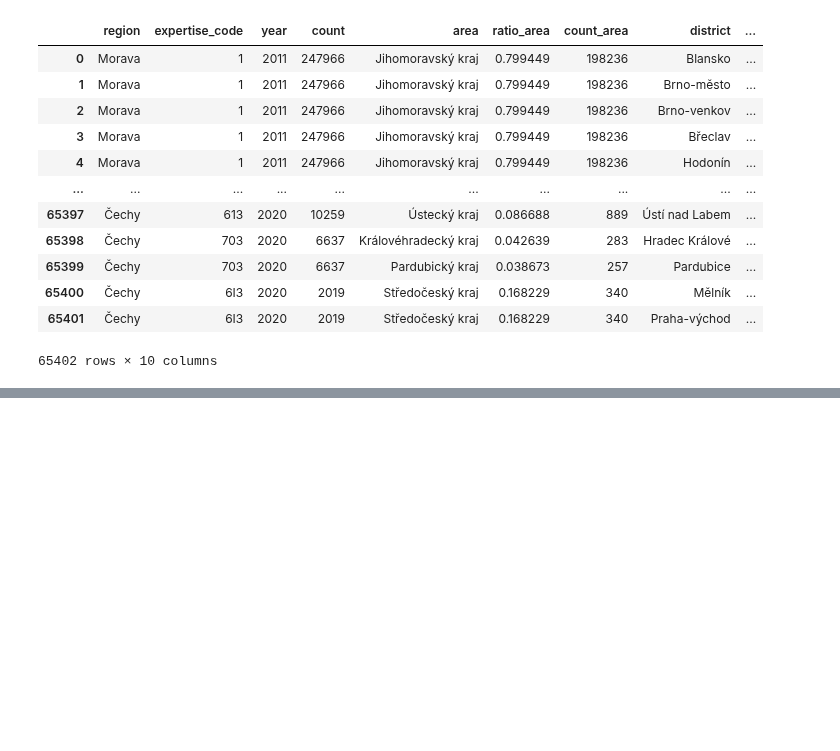
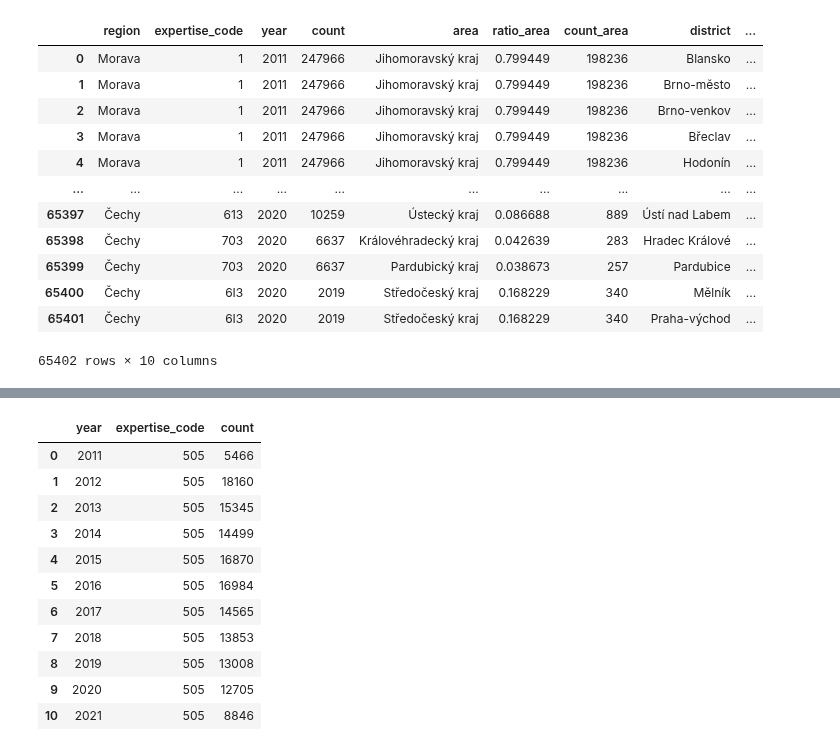
Before and after one commit to opendatalabcz/mapa-zdravi, a Jupyter notebook: src/scripts/models.ipynb, the cells around one changed output, grey strips where cells are left out. Cells and saved outputs as stored; diff of their text form; code cells hidden in the pictures; blank space fills up the shorter version.

```diff
--- a/src/scripts/models.ipynb
+++ b/src/scripts/models.ipynb
@@ -624,0 +779,18 @@ vzp_exp_district
+# %%
+# infarkt
+# NEODKLADNÁ PÉČE POSKYTOVANÁ LÉKAŘEM Á 10 MINUT Řešení akutních příhod v terénu (v ambulanci či při výjezdu). Jedná se o akutní stavy nejrůznější etiologie (mimo výkony kardiopulmonální resuscitace), které vyžadují urgentní řešení, např. astmatický záchvat, infarkt myokarduEODKLADNÁ PÉČE POSKYTOVANÁ LÉKAŘEM Á 10 MINUT Řešení akutních příhod v terénu (v ambulanci či při výjezdu). Jedná se o akutní stavy nejrůznější etiologie (mimo výkony kardiopulmonální resuscitace), které vyžadují urgentní řešení, např. astmatický záchvat, infarkt myokardu
+heart_attack = insurances[insurances.procedure_code == 9211][['year', 'procedure_code', 'count']].groupby(['year', 'procedure_code']).sum().reset_index().sort_values('count', ascending=False)
+heart_attack.sort_values('year')
+# %% [output]
+|  | year | expertise_code | count |
+| 0 | 2011 | 505 | 5466 |
+| 1 | 2012 | 505 | 18160 |
+| 2 | 2013 | 505 | 15345 |
+| 3 | 2014 | 505 | 14499 |
+| 4 | 2015 | 505 | 16870 |
+| 5 | 2016 | 505 | 16984 |
+| 6 | 2017 | 505 | 14565 |
+| 7 | 2018 | 505 | 13853 |
+| 8 | 2019 | 505 | 13008 |
+| 9 | 2020 | 505 | 12705 |
+| 10 | 2021 | 505 | 8846 |
```
Also changed, not shown: parts of 10 cells of this notebook.
